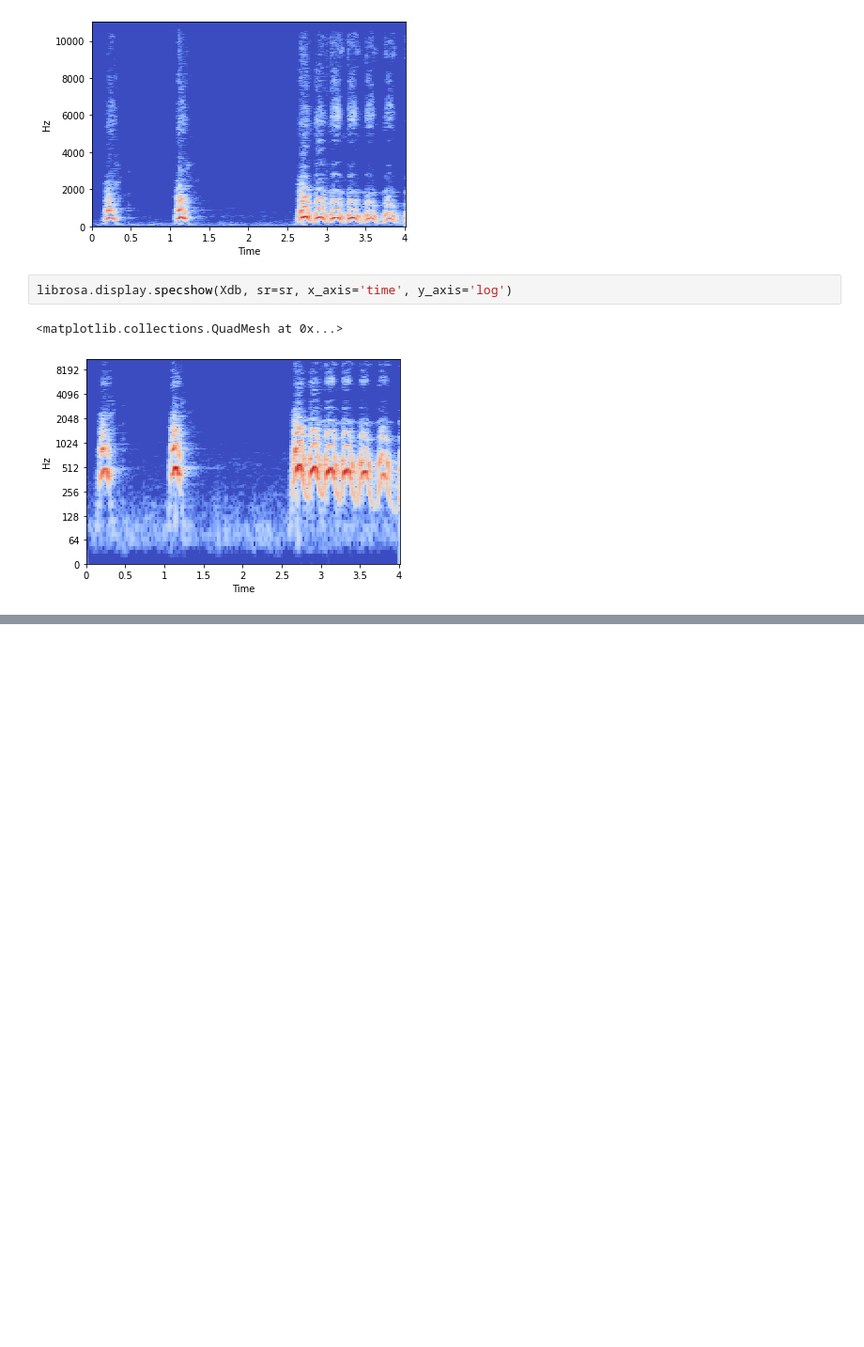
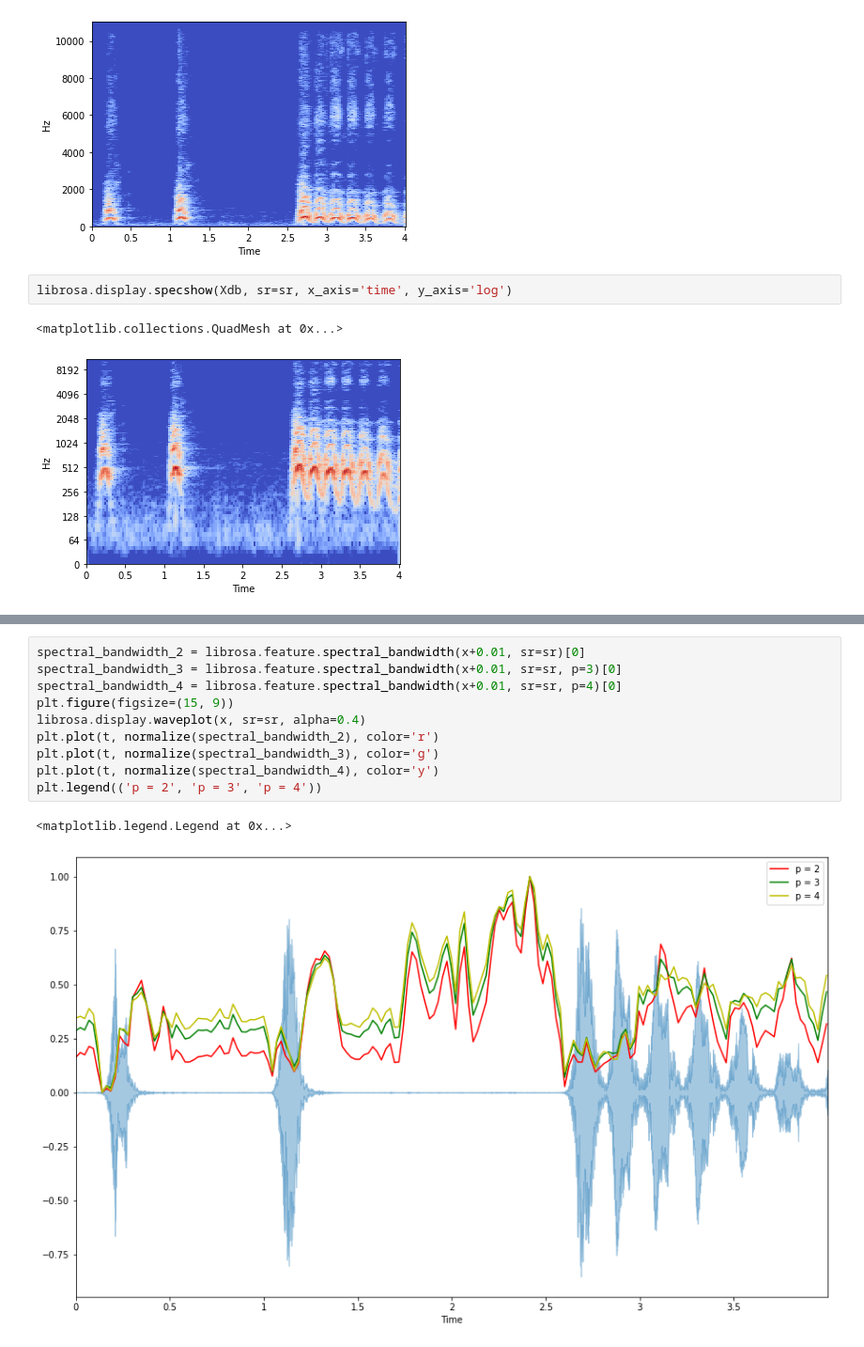
Before and after one commit to NotaCSstudent/UrbanSoundDetection, a Jupyter notebook: urban-soundml.ipynb, the cells around one changed output, grey strips where cells are left out. Shown: that part at 94% size. Saved outputs shown, nothing was run; the diff lists cells and outputs as text; blank space fills up the shorter version.

```diff
--- a/urban-soundml.ipynb
+++ b/urban-soundml.ipynb
@@ -53,0 +79,13 @@ librosa.display.specshow(Xdb, sr=sr, x_axis='time', y_axis='log')
+# %%
+spectral_bandwidth_2 = librosa.feature.spectral_bandwidth(x+0.01, sr=sr)[0]
+spectral_bandwidth_3 = librosa.feature.spectral_bandwidth(x+0.01, sr=sr, p=3)[0]
+spectral_bandwidth_4 = librosa.feature.spectral_bandwidth(x+0.01, sr=sr, p=4)[0]
+plt.figure(figsize=(15, 9))
+librosa.display.waveplot(x, sr=sr, alpha=0.4)
+plt.plot(t, normalize(spectral_bandwidth_2), color='r')
+plt.plot(t, normalize(spectral_bandwidth_3), color='g')
+plt.plot(t, normalize(spectral_bandwidth_4), color='y')
+plt.legend(('p = 2', 'p = 3', 'p = 4'))
+# %% [output]
+<matplotlib.legend.Legend at 0x...>
+[figure, added]
```
Also changed, not shown: parts of 6 cells of this notebook.
